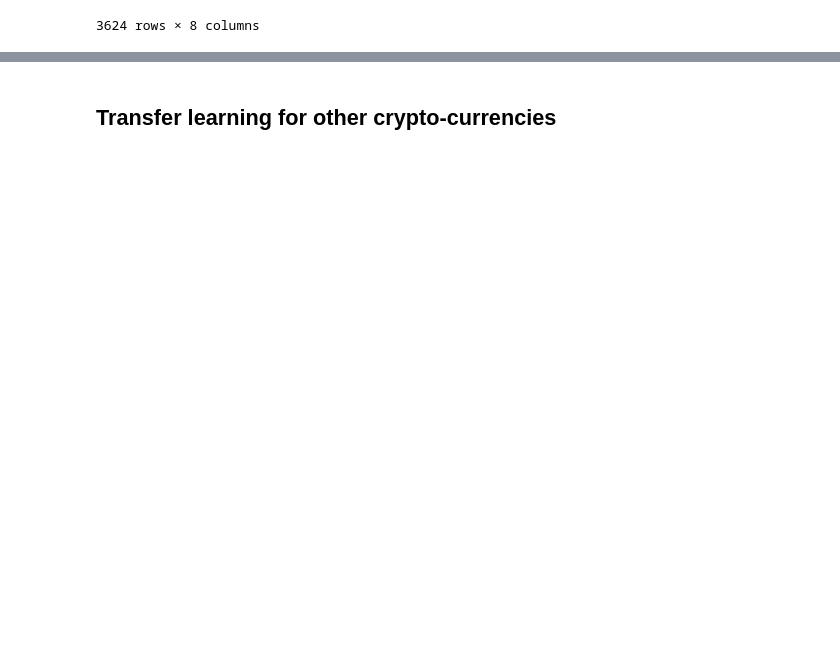
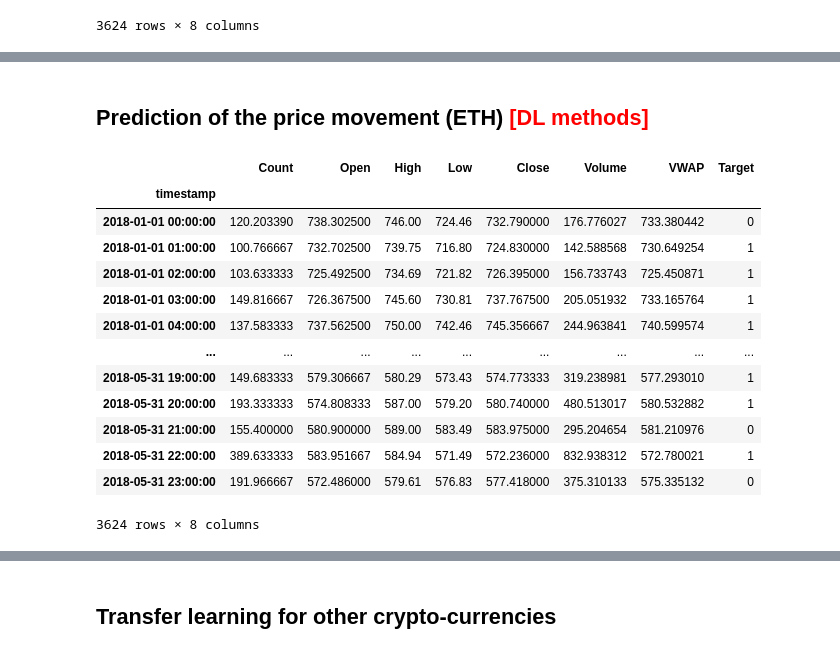
Before and after one commit to lcsrodriguez/cryptotrading, a Jupyter notebook: main.ipynb, the cells around one changed output, grey strips where cells are left out. Saved outputs shown, nothing was run; the diff lists cells and outputs as text; code cells hidden in the pictures; blank space fills up the shorter version.

```diff
--- a/main.ipynb
+++ b/main.ipynb
@@ -848,2 +866,26 @@ Small subset of data + full candlestick chart plot:
 Please note that plotly may experience performance issues or crashes when handling large input datasets. If you encounter any issues, you may need to reduce the size of your input data or use data dow ...
 [interactive output not drawn]
+# %% [markdown]
+## Prediction of the price movement (ETH) <span style="color:red"> [DL methods]</span>
+# %%
+df_eth = df_dict[get_asset_id("Ethereum")]
+# %%
+df_eth_lstm=df_eth.resample('1h').agg({'Count': 'mean','Open':'first', 'High':'max', 'Low':'last', 'Close':'last','Volume':'mean','VWAP':'mean'})
+df_eth_lstm=df_eth_lstm.loc[:'2018-05-31']
+df_eth_lstm["Target"] = np.where(df_eth_lstm["Close"].shift(-1) > df_eth_lstm["Close"], 1, 0)
+df_eth_lstm
+# %% [output]
+|  | Count | Open | High | Low | Close | Volume | VWAP | Target |
+| timestamp |  |  |  |  |  |  |  |  |
+| 2018-01-01 00:00:00 | 120.203390 | 738.302500 | 746.00 | 724.46 | 732.790000 | 176.776027 | 733.380442 | 0 |
+| 2018-01-01 01:00:00 | 100.766667 | 732.702500 | 739.75 | 716.80 | 724.830000 | 142.588568 | 730.649254 | 1 |
+| 2018-01-01 02:00:00 | 103.633333 | 725.492500 | 734.69 | 721.82 | 726.395000 | 156.733743 | 725.450871 | 1 |
+| 2018-01-01 03:00:00 | 149.816667 | 726.367500 | 745.60 | 730.81 | 737.767500 | 205.051932 | 733.165764 | 1 |
+| 2018-01-01 04:00:00 | 137.583333 | 737.562500 | 750.00 | 742.46 | 745.356667 | 244.963841 | 740.599574 | 1 |
+| ... | ... | ... | ... | ... | ... | ... | ... | ... |
+| 2018-05-31 19:00:00 | 149.683333 | 579.306667 | 580.29 | 573.43 | 574.773333 | 319.238981 | 577.293010 | 1 |
+| 2018-05-31 20:00:00 | 193.333333 | 574.808333 | 587.00 | 579.20 | 580.740000 | 480.513017 | 580.532882 | 1 |
+| 2018-05-31 21:00:00 | 155.400000 | 580.900000 | 589.00 | 583.49 | 583.975000 | 295.204654 | 581.210976 | 0 |
+| 2018-05-31 22:00:00 | 389.633333 | 583.951667 | 584.94 | 571.49 | 572.236000 | 832.938312 | 572.780021 | 1 |
+| 2018-05-31 23:00:00 | 191.966667 | 572.486000 | 579.61 | 576.83 | 577.418000 | 375.310133 | 575.335132 | 0 |
+3624 rows × 8 columns
```
Also changed, not shown: parts of 25 cells of this notebook.
